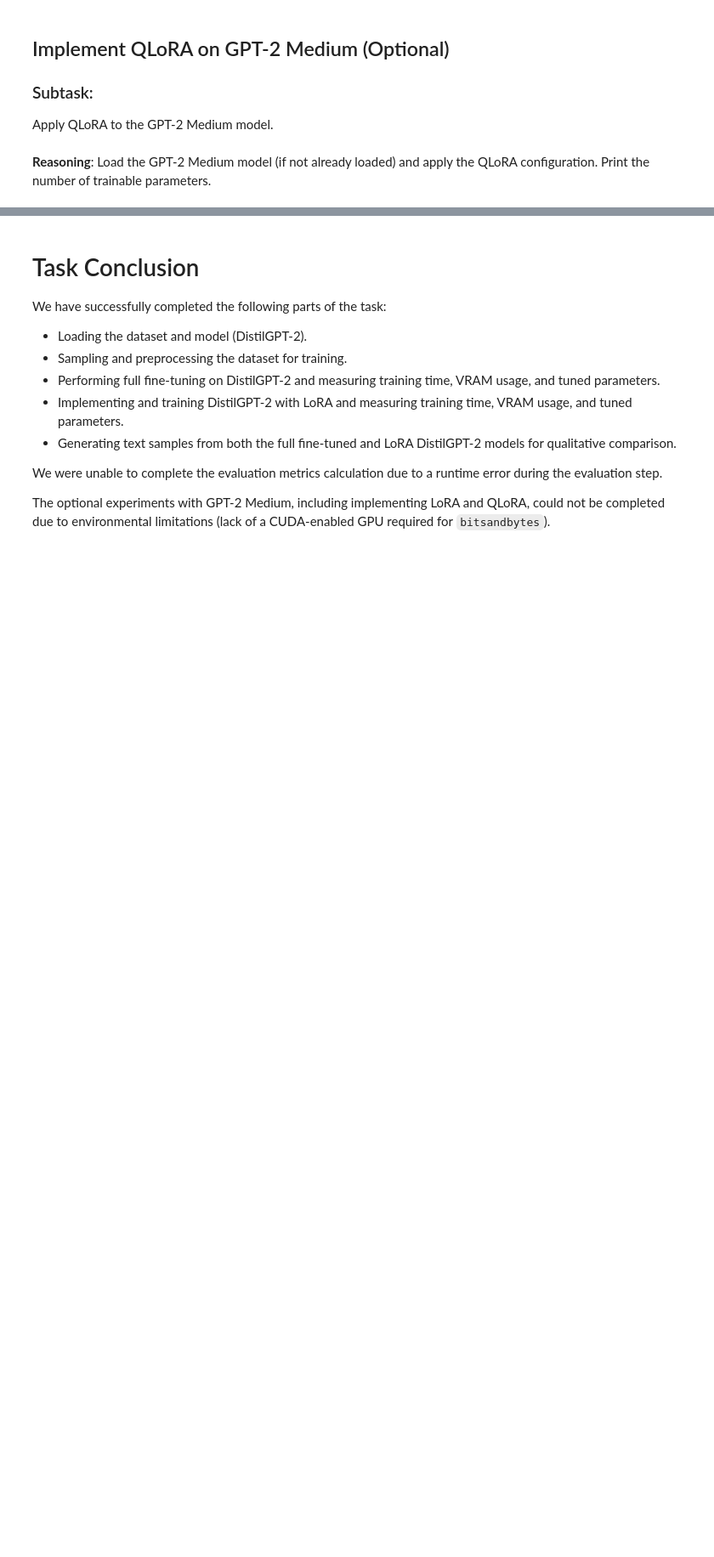
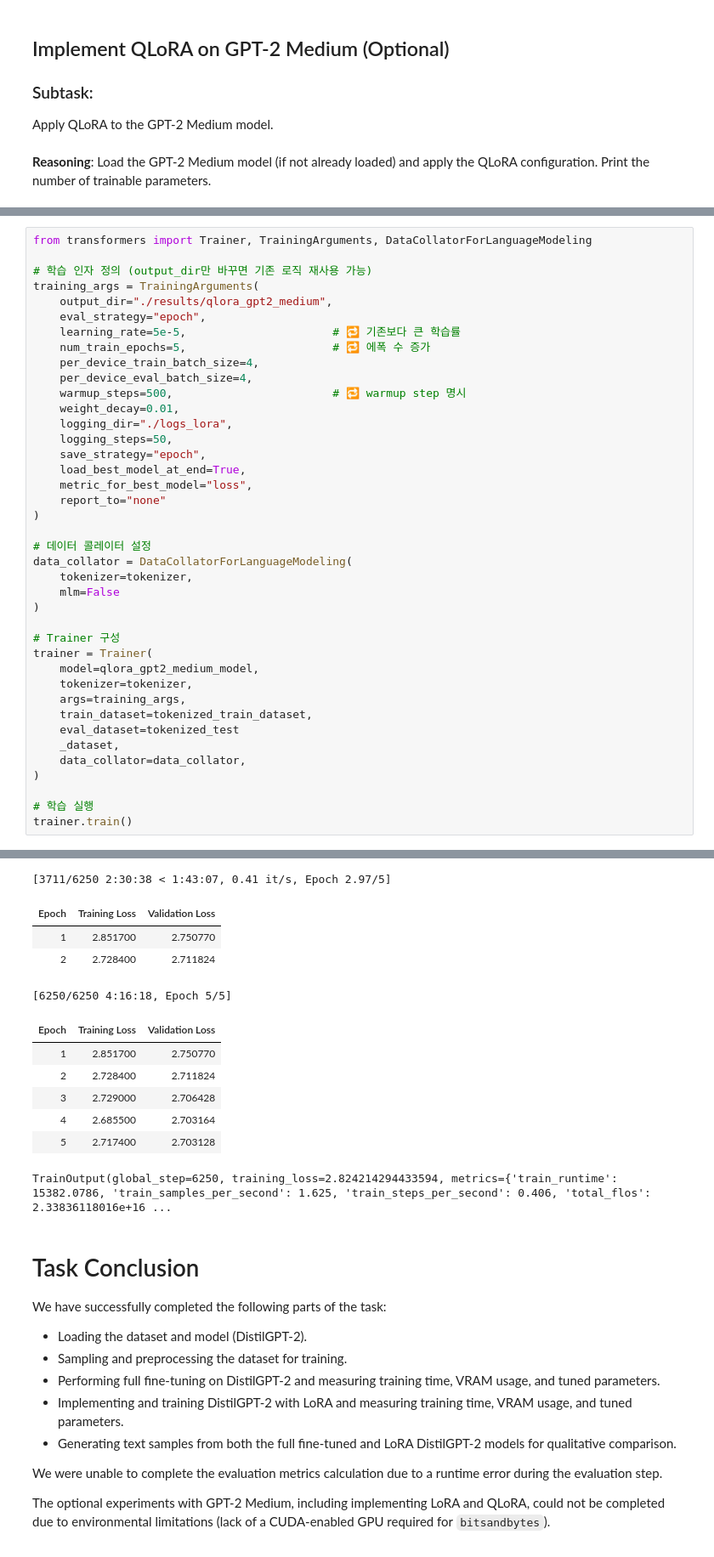
Before and after one commit to hawe66/sql-learning-log, a Jupyter notebook: slm_lora_toy.ipynb, the cells around one changed output, grey strips where cells are left out. Shown: that part at 85% size. Cells and saved outputs as stored; diff of their text form; blank space fills up the shorter version.

Commit message:
qlora 결과 저장

```diff
--- a/slm_lora_toy.ipynb
+++ b/slm_lora_toy.ipynb
@@ -594,0 +616,41 @@ Model prepared for k-bit training.
+# %%
+from transformers import Trainer, TrainingArguments, DataCollatorForLanguageModeling
+
+# 학습 인자 정의 (output_dir만 바꾸면 기존 로직 재사용 가능)
+training_args = TrainingArguments(
+    output_dir="./results/qlora_gpt2_medium",
+    eval_strategy="epoch",
+    learning_rate=5e-5,                      # 🔁 기존보다 큰 학습률
+    num_train_epochs=5,                      # 🔁 에폭 수 증가
+    per_device_train_batch_size=4,
+    per_device_eval_batch_size=4,
+    warmup_steps=500,                        # 🔁 warmup step 명시
+    weight_decay=0.01,
+    logging_dir="./logs_lora",
+    logging_steps=50,
+    save_strategy="epoch",
+    load_best_model_at_end=True,
+    metric_for_best_model="loss",
+    report_to="none"
+)
+
+# 데이터 콜레이터 설정
+data_collator = DataCollatorForLanguageModeling(
+    tokenizer=tokenizer,
+    mlm=False
+)
+
+# Trainer 구성
+trainer = Trainer(
+    model=qlora_gpt2_medium_model,
+    tokenizer=tokenizer,
+    args=training_args,
+    train_dataset=tokenized_train_dataset,
+    eval_dataset=tokenized_test
+    _dataset,
+    data_collator=data_collator,
+)
+
+# 학습 실행
+trainer.train()
+# %% [output]
@@ -595,3 +660,15 @@ Model prepared for k-bit training.
+[3711/6250 2:30:38 < 1:43:07, 0.41 it/s, Epoch 2.97/5]
+| Epoch | Training Loss | Validation Loss |
+| 1 | 2.851700 | 2.750770 |
+| 2 | 2.728400 | 2.711824 |
+[6250/6250 4:16:18, Epoch 5/5]
+| Epoch | Training Loss | Validation Loss |
+| 1 | 2.851700 | 2.750770 |
+| 2 | 2.728400 | 2.711824 |
+| 3 | 2.729000 | 2.706428 |
+| 4 | 2.685500 | 2.703164 |
+| 5 | 2.717400 | 2.703128 |
+TrainOutput(global_step=6250, training_loss=2.824214294433594, metrics={'train_runtime': 15382.0786, 'train_samples_per_second': 1.625, 'train_steps_per_second': 0.406, 'total_flos': 2.33836118016e+16 ...
 # %% [markdown]
 # Task Conclusion
 
```
Also changed, not shown: parts of 8 cells of this notebook.
